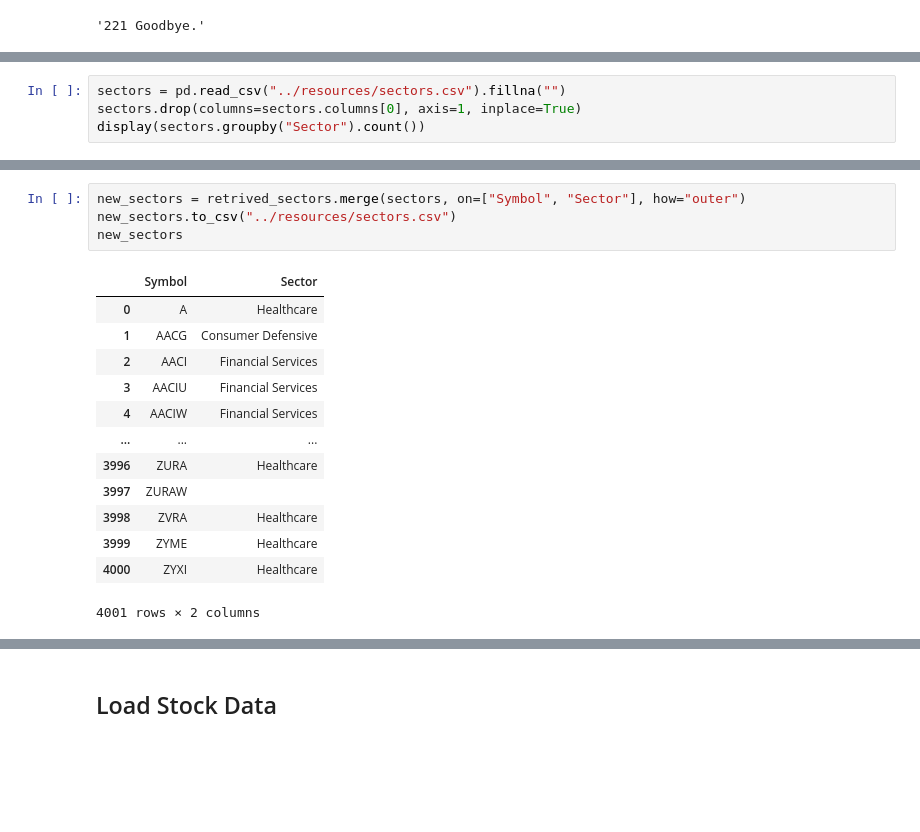
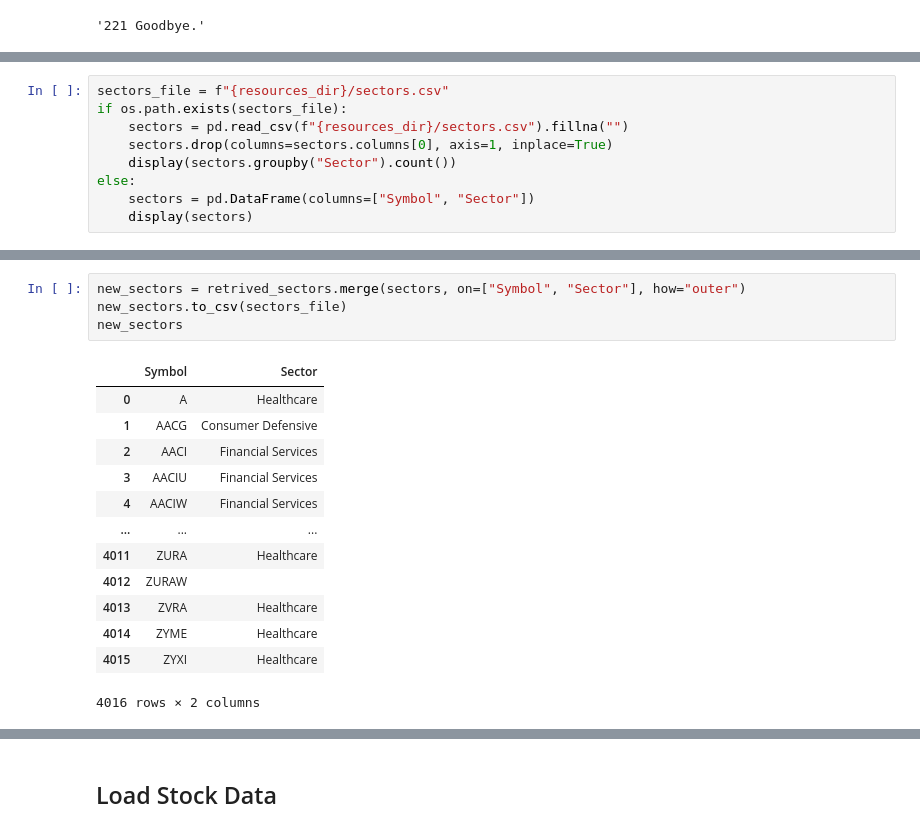
Before and after one commit to cloudaipro/AI4StockMarket, a Jupyter notebook: StockPricePrediction/DataPreparation.ipynb, the cells around one changed output, grey strips where cells are left out. Cells and saved outputs as stored; diff of their text form; blank space fills up the shorter version.

```diff
--- a/StockPricePrediction/DataPreparation.ipynb
+++ b/StockPricePrediction/DataPreparation.ipynb
@@ -167,8 +163,13 @@ S    1280
 Name: Symbol, dtype: int64
 # %%
-sectors = pd.read_csv("../resources/sectors.csv").fillna("")
-sectors.drop(columns=sectors.columns[0], axis=1, inplace=True)
-display(sectors.groupby("Sector").count())
+sectors_file = f"{resources_dir}/sectors.csv"
+if os.path.exists(sectors_file):
+    sectors = pd.read_csv(f"{resources_dir}/sectors.csv").fillna("")
+    sectors.drop(columns=sectors.columns[0], axis=1, inplace=True)
+    display(sectors.groupby("Sector").count())
+else:
+    sectors = pd.DataFrame(columns=["Symbol", "Sector"])
+    display(sectors)
 # %% [output]
 |  | Symbol |
 | Sector |  |
@@ -208,21 +222,21 @@ display(retrived_sectors)
 # %%
 new_sectors = retrived_sectors.merge(sectors, on=["Symbol", "Sector"], how="outer")
-new_sectors.to_csv("../resources/sectors.csv")
+new_sectors.to_csv(sectors_file)
 new_sectors
 # %% [output]
 |  | Symbol | Sector |
 | 0 | A | Healthcare |
 | 1 | AACG | Consumer Defensive |
 | 2 | AACI | Financial Services |
 | 3 | AACIU | Financial Services |
 | 4 | AACIW | Financial Services |
 | ... | ... | ... |
-| 3996 | ZURA | Healthcare |
-| 3997 | ZURAW |  |
-| 3998 | ZVRA | Healthcare |
-| 3999 | ZYME | Healthcare |
-| 4000 | ZYXI | Healthcare |
+| 4011 | ZURA | Healthcare |
+| 4012 | ZURAW |  |
+| 4013 | ZVRA | Healthcare |
+| 4014 | ZYME | Healthcare |
+| 4015 | ZYXI | Healthcare |
-4001 rows × 2 columns
+4016 rows × 2 columns
 # %%
 stocks_list = stocks_list.merge(new_sectors, how="left", on="Symbol")
 
```
Also changed, not shown: parts of 31 cells of this notebook, 11 other files.
